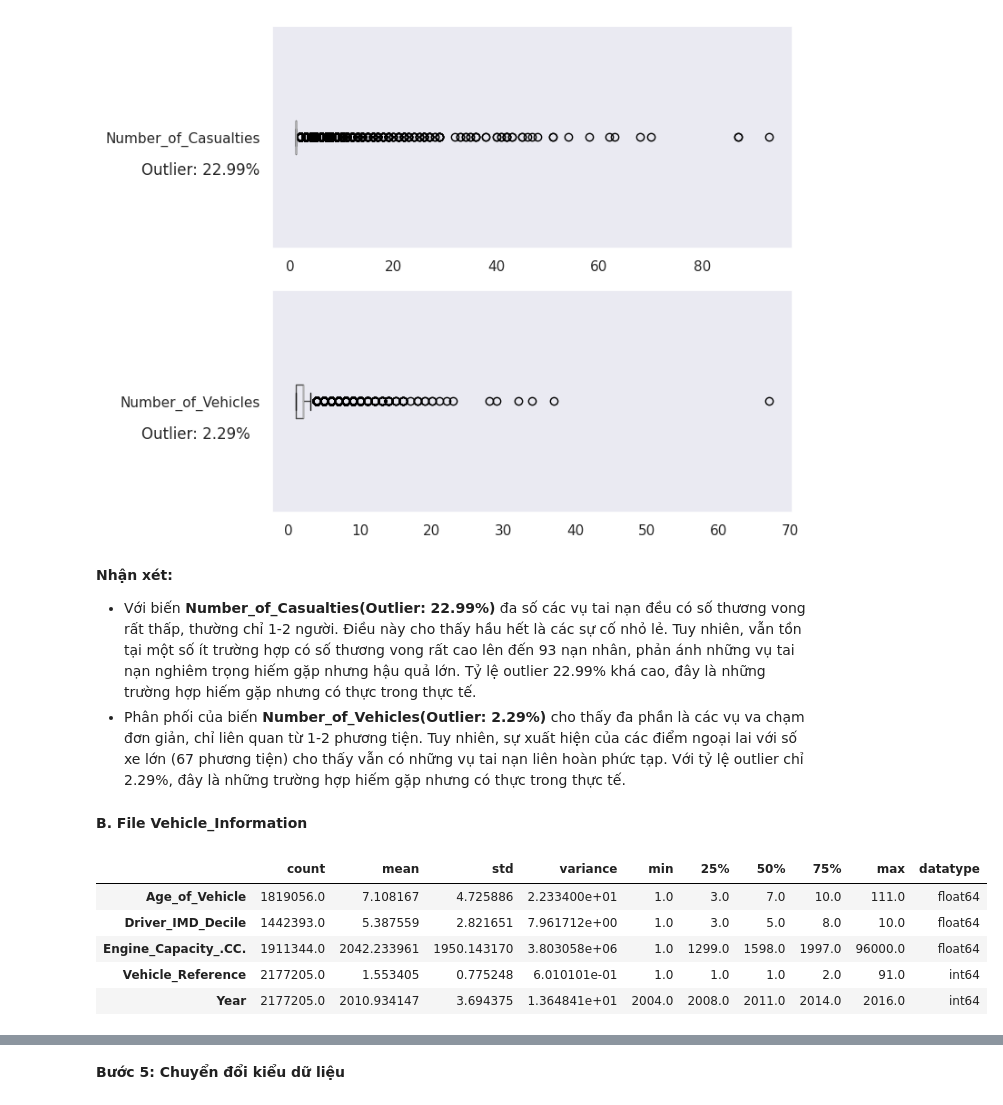
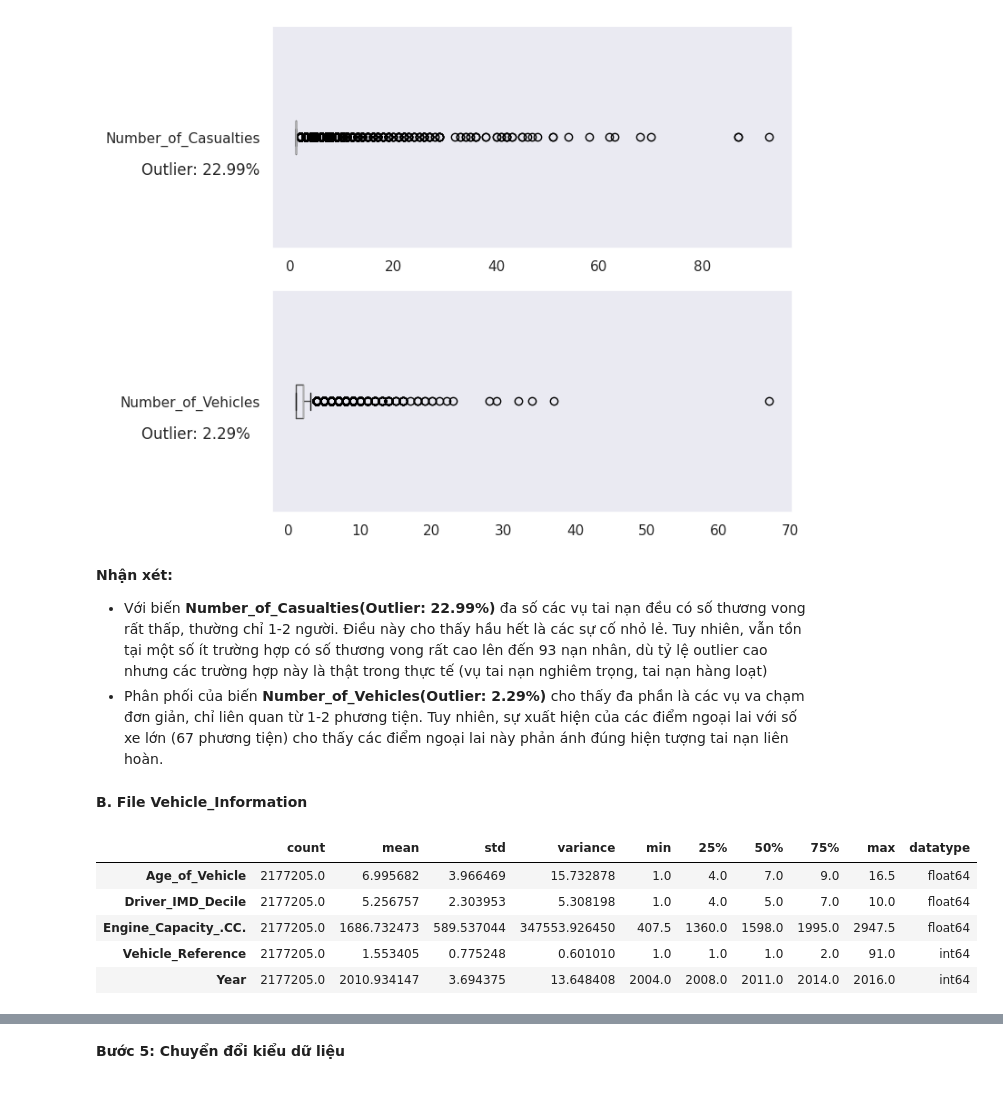
Before and after one commit to mihhwiNick/DA_project, a Jupyter notebook: UK_Road_Traffic_Accident_DA.ipynb, the cells around one changed output, grey strips where cells are left out. Saved outputs shown, nothing was run; the diff lists cells and outputs as text; code cells hidden in the pictures.

```diff
--- a/UK_Road_Traffic_Accident_DA.ipynb
+++ b/UK_Road_Traffic_Accident_DA.ipynb
@@ -492,8 +492,8 @@ display(description_object[['count', 'unique', 'top', 'freq', 'most_frequent_cou
 ##**4. Tiền xử lí dữ liệu (Data Preprocessing)**
 # %%
 # Tạo bản sao để thử nghiệm
-accidents_draft = Accident.copy()
-vehicle_draft = Vehicle.copy()
+accidents_clean = Accident.copy()
+vehicle_clean = Vehicle.copy()
 # %% [markdown]
 ### **Bước 1. Loại bỏ cột dư thừa**
 # %% [markdown]
@@ -503,7 +503,7 @@ column_to_drops = ['2nd_Road_Class','2nd_Road_Number','Did_Police_Officer_Attend
                    'Latitude', 'Longitude','Location_Easting_OSGR', 'Location_Northing_OSGR',
                    'LSOA_of_Accident_Location','Pedestrian_Crossing-Human_Control','InScotland',
                    'Pedestrian_Crossing-Physical_Facilities', 'Carriageway_Hazards','Special_Conditions_at_Site']
-accidents_draft = accidents_draft.drop(columns = column_to_drops)
+accidents_draft = accidents_clean.drop(columns = column_to_drops)
 print(f"Sau khi xóa: {accidents_draft.shape}")
 # %% [output]
 Sau khi xóa: (2047256, 21)
@@ -512,7 +517,7 @@ Sau khi xóa: (2047256, 21)
 # %%
 column_to_drops = ['make','model','Propulsion_Code','Hit_Object_in_Carriageway', 'Hit_Object_off_Carriageway',
                    'Skidding_and_Overturning', 'Was_Vehicle_Left_Hand_Drive','Vehicle_Location.Restricted_Lane',]
-vehicle_draft = vehicle_draft.drop(columns = column_to_drops)
+vehicle_draft = vehicle_clean.drop(columns = column_to_drops)
 print(f"Sau khi xóa: {vehicle_draft.shape}")
 # %% [output]
 Sau khi xóa: (2177205, 16)
@@ -774,0 +744,30 @@ X1st_Point_of_Impact      Data missing or out of range              2,771   0.12
+# %%
+missing_labels = [
+    "Data missing or out of range",
+    "Unknown",
+    "Not known",
+    "Other",
+    "Other/Not known (2005-10)",
+    "Unallocated"
+]
+
+categorical_cols = vehicle_draft.select_dtypes(include=['object']).columns
+
+for col in categorical_cols:
+    vehicle_draft[col] = vehicle_draft[col].astype(str).str.strip()
+    vehicle_draft[col] = vehicle_draft[col].replace(
+        {label: "Missing" for label in missing_labels}
+    )
+
+# Impute
+for col in categorical_cols:
+    missing_rate = (vehicle_draft[col] == "Missing").mean()
+
+    if missing_rate < 0.05:
+        # Impute bằng mode
+        mode_val = vehicle_draft[col].mode()[0]
+        vehicle_draft[col] = vehicle_draft[col].replace("Missing", mode_val)
+        print(f"[IMPUTE] {col}: {missing_rate:.2%} → replaced Missing with mode = {mode_val}")
+    else:
+        # Giữ Missing
+        print(f"[KEEP] {col}: {missing_rate:.2%} → kept as separate 'Missing' category")
@@ -828,28 +846,28 @@ plt.show()
 [figure]
 # %% [markdown]
 **Nhận xét:**
-+ Với biến **Number_of_Casualties(Outlier: 22.99%)** đa số các vụ tai nạn đều có số thương vong rất thấp, thường chỉ 1-2 người. Điều này cho thấy hầu hết là các sự cố nhỏ lẻ. Tuy nhiên, vẫn tồn tại một số ít trường hợp có số thương vong rất cao lên đến 93 nạn nhân, phản ánh những vụ tai nạn nghiêm trọng hiếm gặp nhưng hậu quả lớn. Tỷ lệ outlier 22.99% khá cao, đây là những trường hợp hiếm gặp nhưng có thực trong thực tế.
-+ Phân phối của biến **Number_of_Vehicles(Outlier: 2.29%)** cho thấy đa phần là các vụ va chạm đơn giản, chỉ liên quan từ 1-2 phương tiện. Tuy nhiên, sự xuất hiện của các điểm ngoại lai với số xe lớn (67 phương tiện) cho thấy vẫn có những vụ tai nạn liên hoàn phức tạp. Với tỷ lệ outlier chỉ 2.29%, đây là những trường hợp hiếm gặp nhưng có thực trong thực tế.
++ Với biến **Number_of_Casualties(Outlier: 22.99%)** đa số các vụ tai nạn đều có số thương vong rất thấp, thường chỉ 1-2 người. Điều này cho thấy hầu hết là các sự cố nhỏ lẻ. Tuy nhiên, vẫn tồn tại một số ít trường hợp có số thương vong rất cao lên đến 93 nạn nhân, dù tỷ lệ outlier cao nhưng các trường hợp này là thật trong thực tế (vụ tai nạn nghiêm trọng, tai nạn hàng loạt)
++ Phân phối của biến **Number_of_Vehicles(Outlier: 2.29%)** cho thấy đa phần là các vụ va chạm đơn giản, chỉ liên quan từ 1-2 phương tiện. Tuy nhiên, sự xuất hiện của các điểm ngoại lai với số xe lớn (67 phương tiện) cho thấy các điểm ngoại lai này phản ánh đúng hiện tượng tai nạn liên hoàn.
 # %% [markdown]
 **B. File Vehicle_Information**
 # %%
-# Lọc các cột số sau khi xóa cột
-numeric_accident = vehicle_draft1.select_dtypes(include=['number'])
+# Lọc các cột số
+numeric_accident = vehicle_draft.select_dtypes(include=['number'])
 description_accident = numeric_accident.describe().T
 
 # Thêm variance (phương sai)
 description_accident['variance'] = numeric_accident.var()
 description_accident['datatype'] = numeric_accident.dtypes
 
 # Hiển thị kết quả
 display(description_accident[['count', 'mean', 'std', 'variance', 'min', '25%', '50%', '75%', 'max', 'datatype']])
 # %% [output]
 |  | count | mean | std | variance | min | 25% | 50% | 75% | max | datatype |
-| Age_of_Vehicle | 1819056.0 | 7.108167 | 4.725886 | 2.233400e+01 | 1.0 | 3.0 | 7.0 | 10.0 | 111.0 | float64 |
-| Driver_IMD_Decile | 1442393.0 | 5.387559 | 2.821651 | 7.961712e+00 | 1.0 | 3.0 | 5.0 | 8.0 | 10.0 | float64 |
-| Engine_Capacity_.CC. | 1911344.0 | 2042.233961 | 1950.143170 | 3.803058e+06 | 1.0 | 1299.0 | 1598.0 | 1997.0 | 96000.0 | float64 |
-| Vehicle_Reference | 2177205.0 | 1.553405 | 0.775248 | 6.010101e-01 | 1.0 | 1.0 | 1.0 | 2.0 | 91.0 | int64 |
-| Year | 2177205.0 | 2010.934147 | 3.694375 | 1.364841e+01 | 2004.0 | 2008.0 | 2011.0 | 2014.0 | 2016.0 | int64 |
+| Age_of_Vehicle | 2177205.0 | 6.995682 | 3.966469 | 15.732878 | 1.0 | 4.0 | 7.0 | 9.0 | 16.5 | float64 |
+| Driver_IMD_Decile | 2177205.0 | 5.256757 | 2.303953 | 5.308198 | 1.0 | 4.0 | 5.0 | 7.0 | 10.0 | float64 |
+| Engine_Capacity_.CC. | 2177205.0 | 1686.732473 | 589.537044 | 347553.926450 | 407.5 | 1360.0 | 1598.0 | 1995.0 | 2947.5 | float64 |
+| Vehicle_Reference | 2177205.0 | 1.553405 | 0.775248 | 0.601010 | 1.0 | 1.0 | 1.0 | 2.0 | 91.0 | int64 |
+| Year | 2177205.0 | 2010.934147 | 3.694375 | 13.648408 | 2004.0 | 2008.0 | 2011.0 | 2014.0 | 2016.0 | int64 |
 # %%
 num_cols = ['Age_of_Vehicle', 'Engine_Capacity_.CC.', 'Vehicle_Reference']
 sns.set(style='darkgrid')
```
Also changed, not shown: parts of 23 cells of this notebook.
